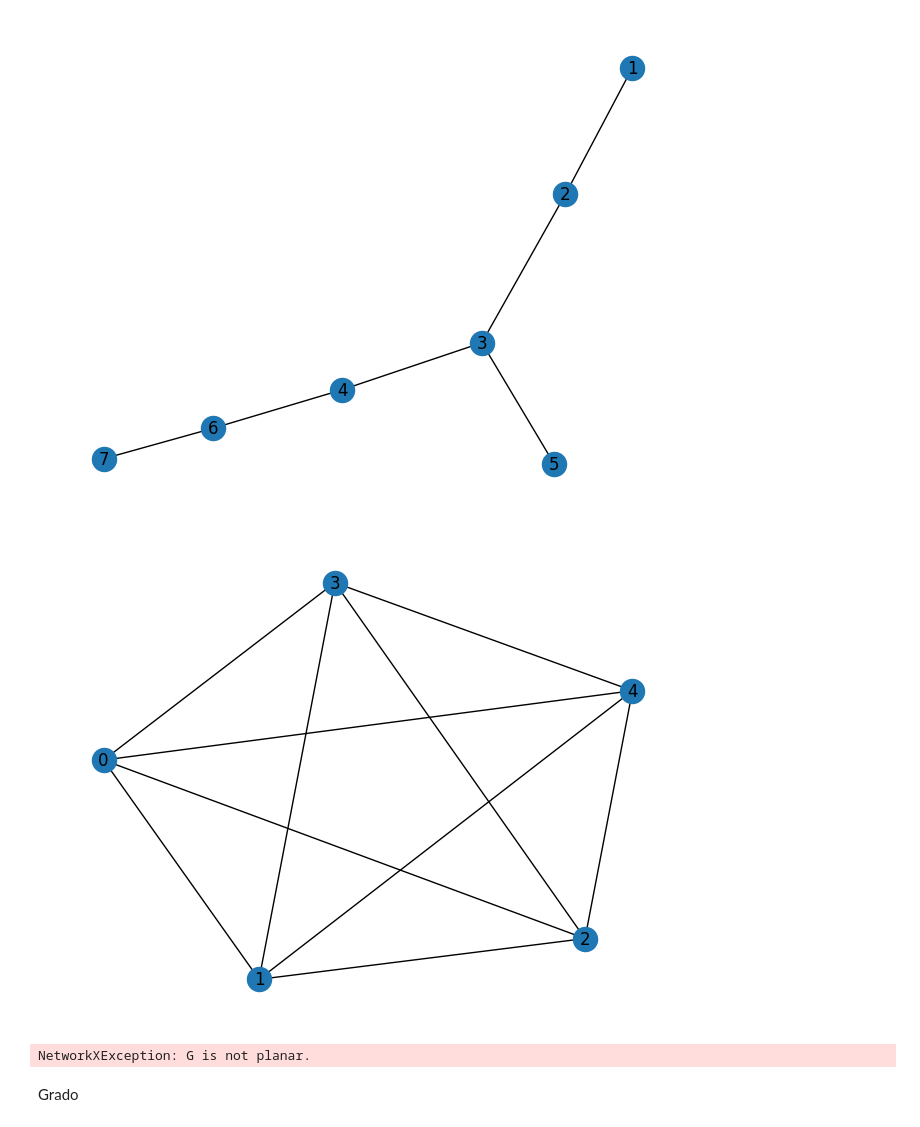
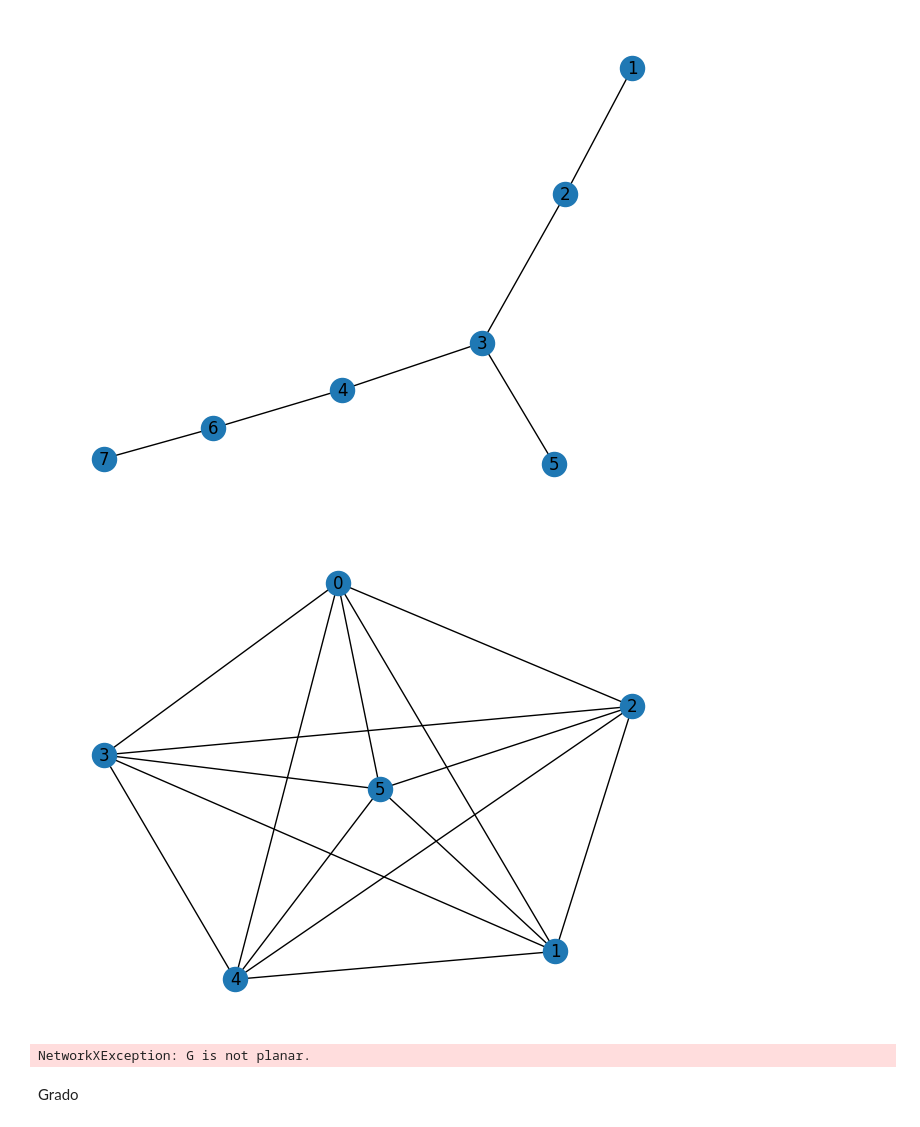
Before and after one commit to Nameless-86/Python-Book, a Jupyter notebook: networkX/NetworkX.ipynb, the cells around one changed output. Saved outputs shown, nothing was run; the diff lists cells and outputs as text; code cells hidden in the pictures.

```diff
--- a/networkX/NetworkX.ipynb
+++ b/networkX/NetworkX.ipynb
@@ -126,14 +126,14 @@ plt.show()
 # %% [output]
 [figure]
 # %%
-G = nx.complete_graph(5)
+G = nx.complete_graph(6)
 nx.draw_spring(G, with_labels = True)
 plt.show()
 
 nx.draw_planar(G, with_labels = True)
 plt.show()
 # %% [output]
-[figure, old version]
+[figure, new version]
 NetworkXException: G is not planar.
 # %% [markdown]
 Grado
```
Also changed, not shown: parts of 1 cell of this notebook, 10 other files.
